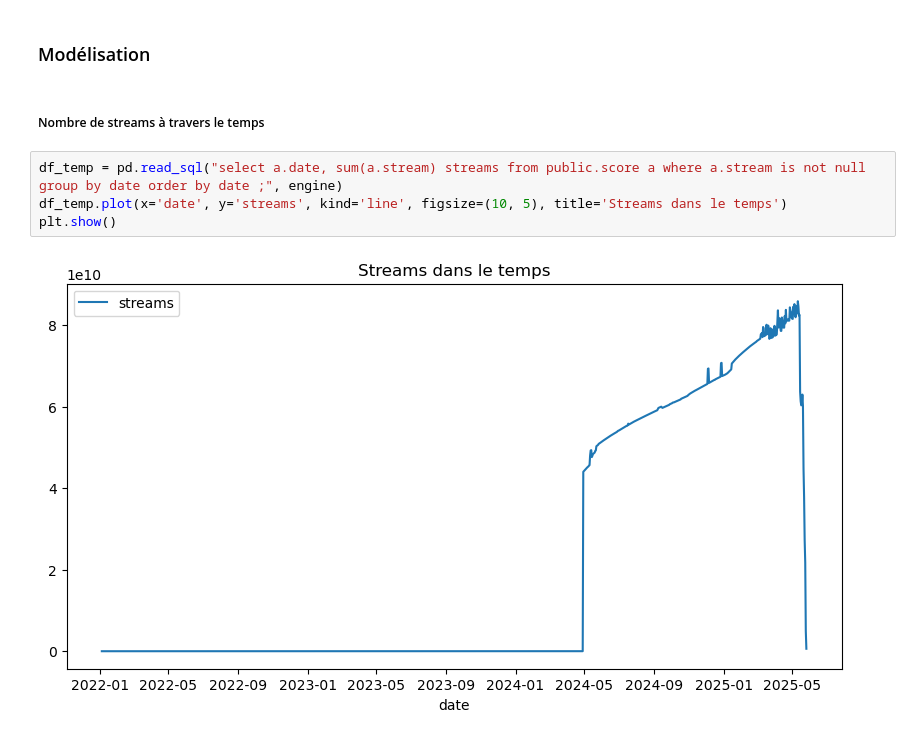
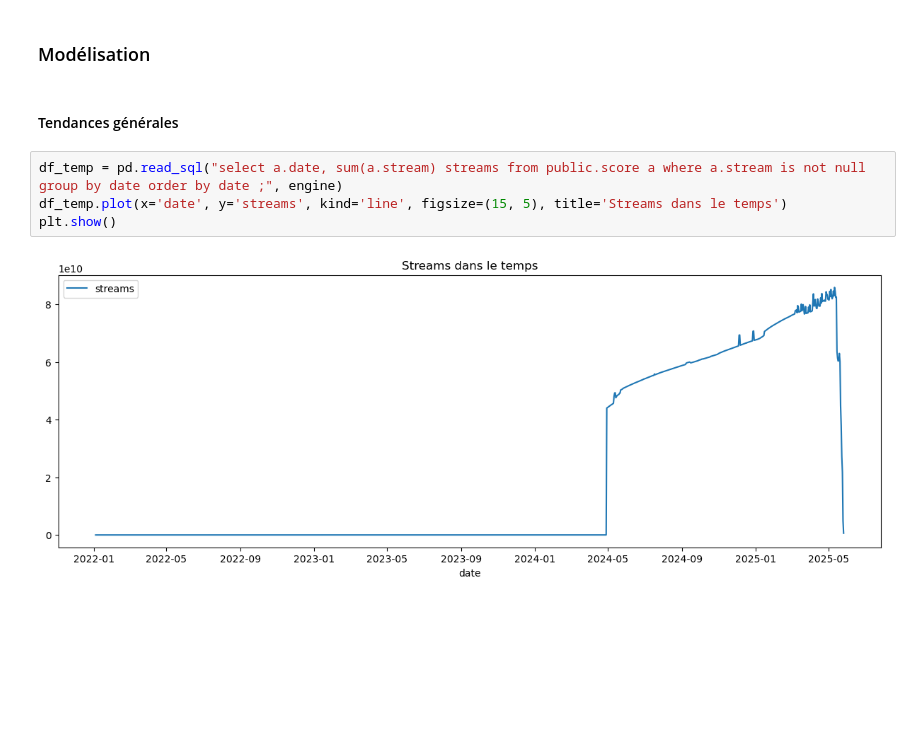
Before and after one commit to Marwan-bkr/Data_Project, a Jupyter notebook: Assessment.ipynb, the cells around one changed output. Cells and saved outputs as stored; diff of their text form; blank space fills up the shorter version.

```diff
--- a/Assessment.ipynb
+++ b/Assessment.ipynb
@@ -244,10 +245,10 @@ IndentationError: expected an indented block after 'with' statement on line 2 (1
 # %% [markdown]
 ### Modélisation
 # %% [markdown]
-##### Nombre de streams à travers le temps
+#### Tendances générales
 # %%
 df_temp = pd.read_sql("select a.date, sum(a.stream) streams from public.score a where a.stream is not null group by date order by date ;", engine)
-df_temp.plot(x='date', y='streams', kind='line', figsize=(10, 5), title='Streams dans le temps')
+df_temp.plot(x='date', y='streams', kind='line', figsize=(15, 5), title='Streams dans le temps')
 plt.show()
 # %% [output]
-[figure, old version]
+[figure, new version]
```
Also changed, not shown: parts of 35 cells of this notebook.
